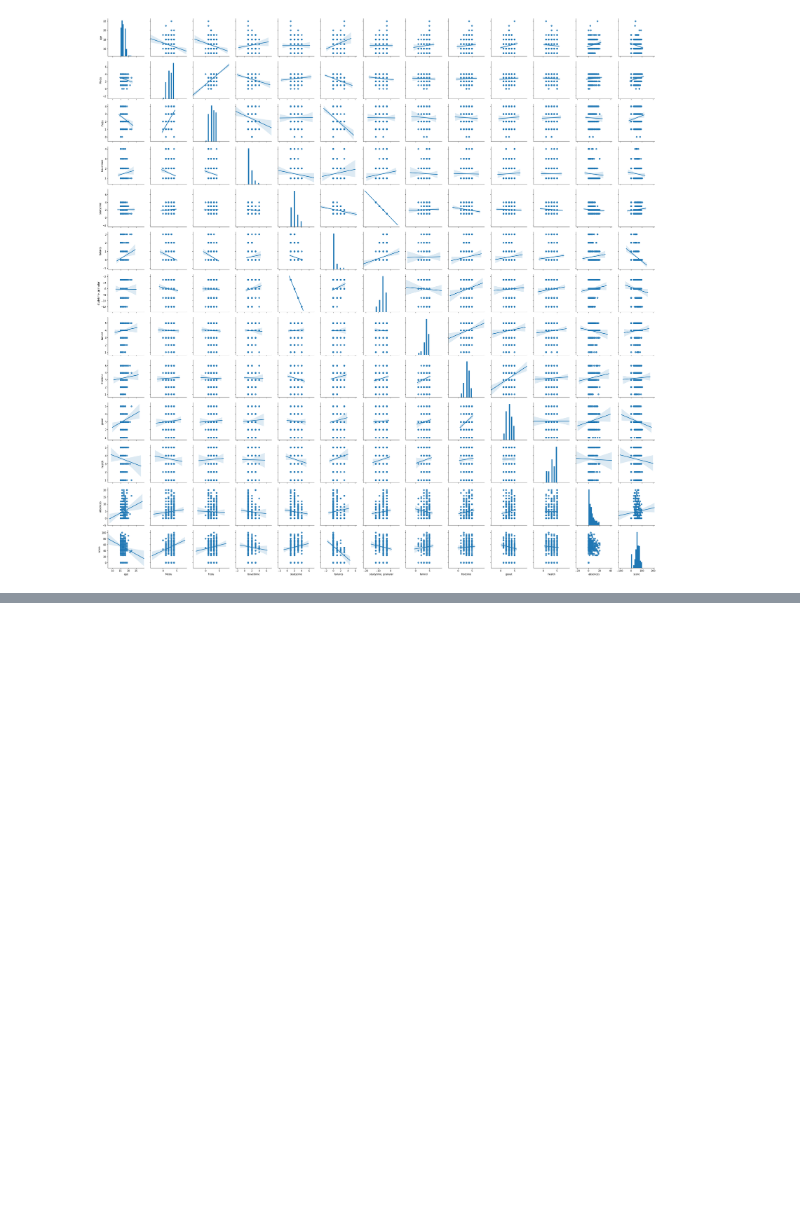
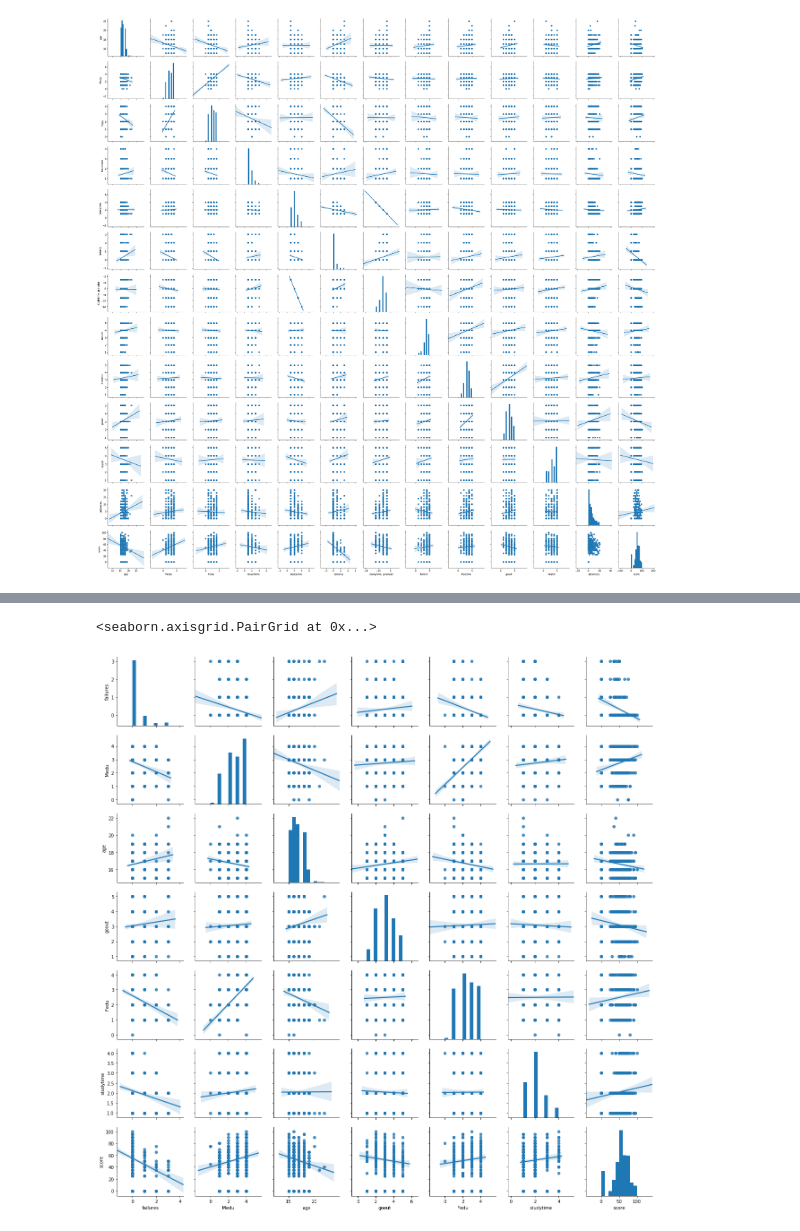
Before and after one commit to islonik/ds, a Jupyter notebook: project_2/EDA.ipynb, the cells around one changed output, grey strips where cells are left out. Cells and saved outputs as stored; diff of their text form; code cells hidden in the pictures; blank space fills up the shorter version.

```diff
--- a/project_2/EDA.ipynb
+++ b/project_2/EDA.ipynb
@@ -427,3 +441,20 @@ for col in ['school', 'sex', 'address', 'famsize', 'Pstatus', 'schoolsup', 'fams
 # 3) romantic
 # 4) nursery
 # 5) schoolsup
+# %%
+# 5
+
+# This correction shows that the highest parameters which affect score is
+# 1) failures (32%)
+# 2) Medu (21%)
+# 3) Age (15,9%)
+# 4) goout (12%)
+# 5) Fedu (11,3%)
+# 6) studytime (11,3%)
+# Other parameters are less than 10%
+type(stmath)
+stmath_corr = stmath[['failures', 'Medu', 'age', 'higher', 'goout', 'Fedu', 'studytime', 'score']]
+sns.pairplot(stmath_corr, kind = 'reg')
+# %% [output]
+<seaborn.axisgrid.PairGrid at 0x...>
+[figure, added]
```
Also changed, not shown: parts of 2 cells of this notebook, 1 other file.
